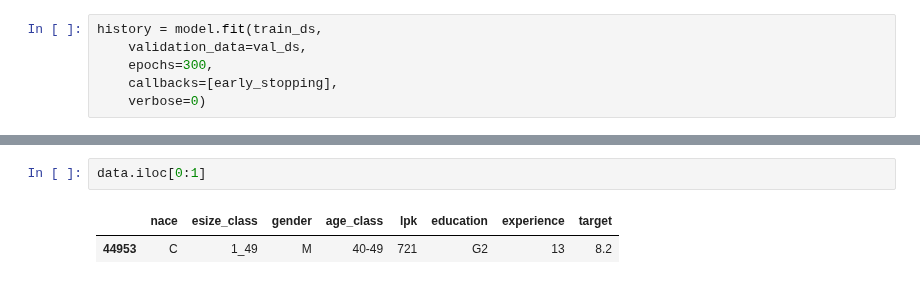
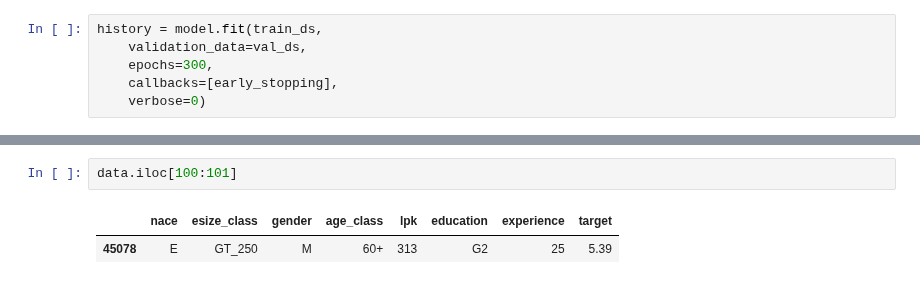
Before and after one commit to EdvinasStonevicius/LT-national-salary-analysis, a Jupyter notebook: python/03-ML_1_NN_TF_dataset_importance.ipynb, the cells around one changed output, grey strips where cells are left out. Saved outputs shown, nothing was run; the diff lists cells and outputs as text.

```diff
--- a/python/03-ML_1_NN_TF_dataset_importance.ipynb
+++ b/python/03-ML_1_NN_TF_dataset_importance.ipynb
@@ -196,6 +200,6 @@ Test: R2= 0.611
 # %%
-data.iloc[0:1]
+data.iloc[100:101]
 # %% [output]
 |  | nace | esize_class | gender | age_class | lpk | education | experience | target |
-| 44953 | C | 1_49 | M | 40-49 | 721 | G2 | 13 | 8.2 |
+| 45078 | E | GT_250 | M | 60+ | 313 | G2 | 25 | 5.39 |
 # %%
```
Also changed, not shown: parts of 8 cells of this notebook, 6 other files.
